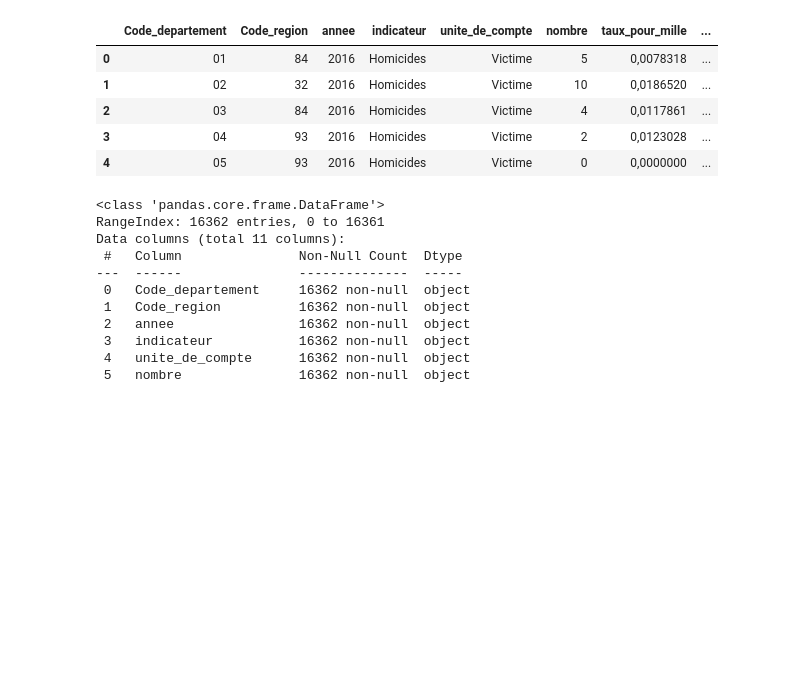
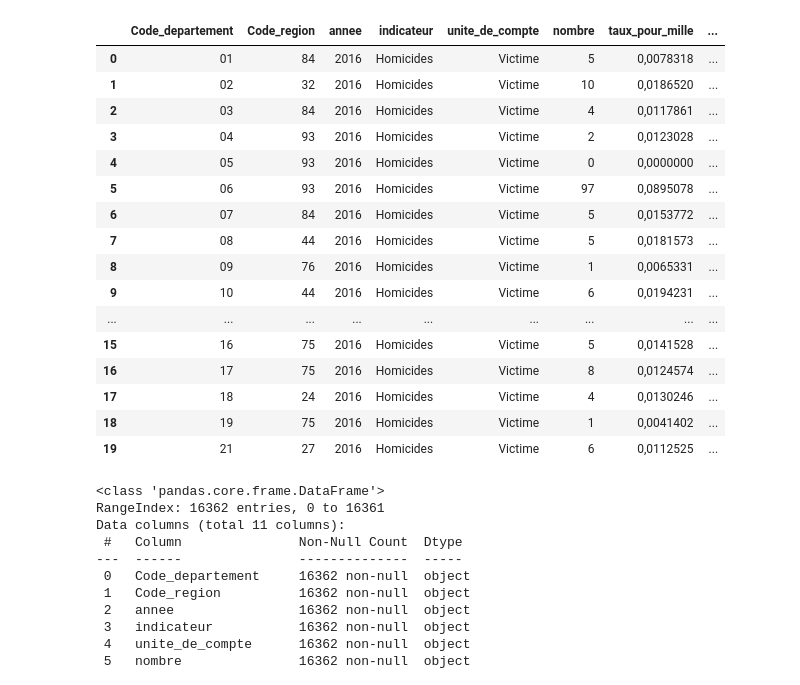
Before and after one commit to zuulaika/Projet-python, a Jupyter notebook: criminalite.ipynb, the cells around one changed output. Saved outputs shown, nothing was run; the diff lists cells and outputs as text; code cells hidden in the pictures; blank space fills up the shorter version.

```diff
--- a/criminalite.ipynb
+++ b/criminalite.ipynb
@@ -6,19 +6,30 @@ import matplotlib.pyplot as plt
 # %%
 # URL directe de la ressource
 url = "https://www.data.gouv.fr/fr/datasets/r/8debb975-02da-4bfc-808f-42d18ad76d0b"
 
 # Lecture du fichier avec pandas
 df = pd.read_csv(url, sep=';', dtype=str)  # sep=';' est courant sur data.gouv.fr
 
 # Aperçu du dataframe
-df.head()
+df.head(20)
 # %% [output]
 |  | Code_departement | Code_region | annee | indicateur | unite_de_compte | nombre | taux_pour_mille | ... |
 | 0 | 01 | 84 | 2016 | Homicides | Victime | 5 | 0,0078318 | ... |
 | 1 | 02 | 32 | 2016 | Homicides | Victime | 10 | 0,0186520 | ... |
 | 2 | 03 | 84 | 2016 | Homicides | Victime | 4 | 0,0117861 | ... |
 | 3 | 04 | 93 | 2016 | Homicides | Victime | 2 | 0,0123028 | ... |
 | 4 | 05 | 93 | 2016 | Homicides | Victime | 0 | 0,0000000 | ... |
+| 5 | 06 | 93 | 2016 | Homicides | Victime | 97 | 0,0895078 | ... |
+| 6 | 07 | 84 | 2016 | Homicides | Victime | 5 | 0,0153772 | ... |
+| 7 | 08 | 44 | 2016 | Homicides | Victime | 5 | 0,0181573 | ... |
+| 8 | 09 | 76 | 2016 | Homicides | Victime | 1 | 0,0065331 | ... |
+| 9 | 10 | 44 | 2016 | Homicides | Victime | 6 | 0,0194231 | ... |
+| ... | ... | ... | ... | ... | ... | ... | ... | ... |
+| 15 | 16 | 75 | 2016 | Homicides | Victime | 5 | 0,0141528 | ... |
+| 16 | 17 | 75 | 2016 | Homicides | Victime | 8 | 0,0124574 | ... |
+| 17 | 18 | 24 | 2016 | Homicides | Victime | 4 | 0,0130246 | ... |
+| 18 | 19 | 75 | 2016 | Homicides | Victime | 1 | 0,0041402 | ... |
+| 19 | 21 | 27 | 2016 | Homicides | Victime | 6 | 0,0112525 | ... |
 # %%
 # Type des colonnes de la base de données
 df.info()
```
Also changed, not shown: parts of 2 cells of this notebook.
